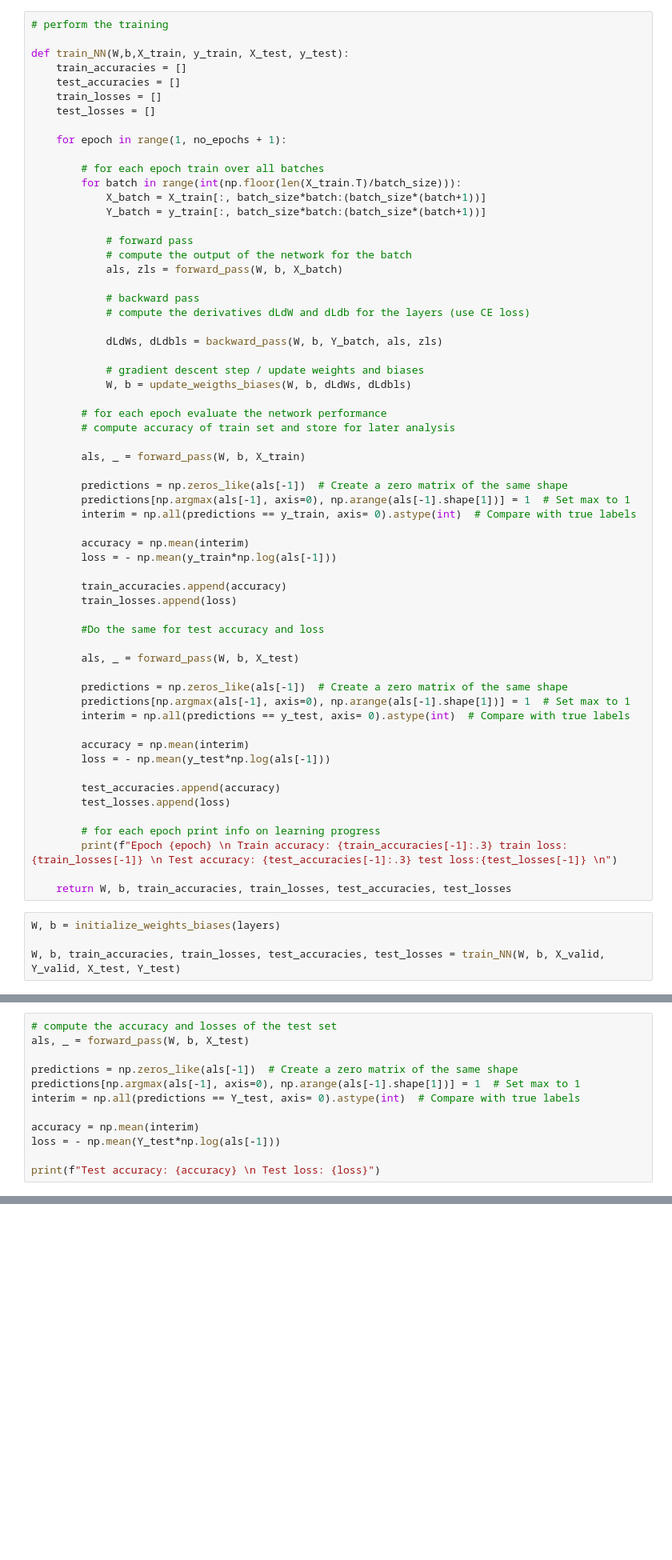
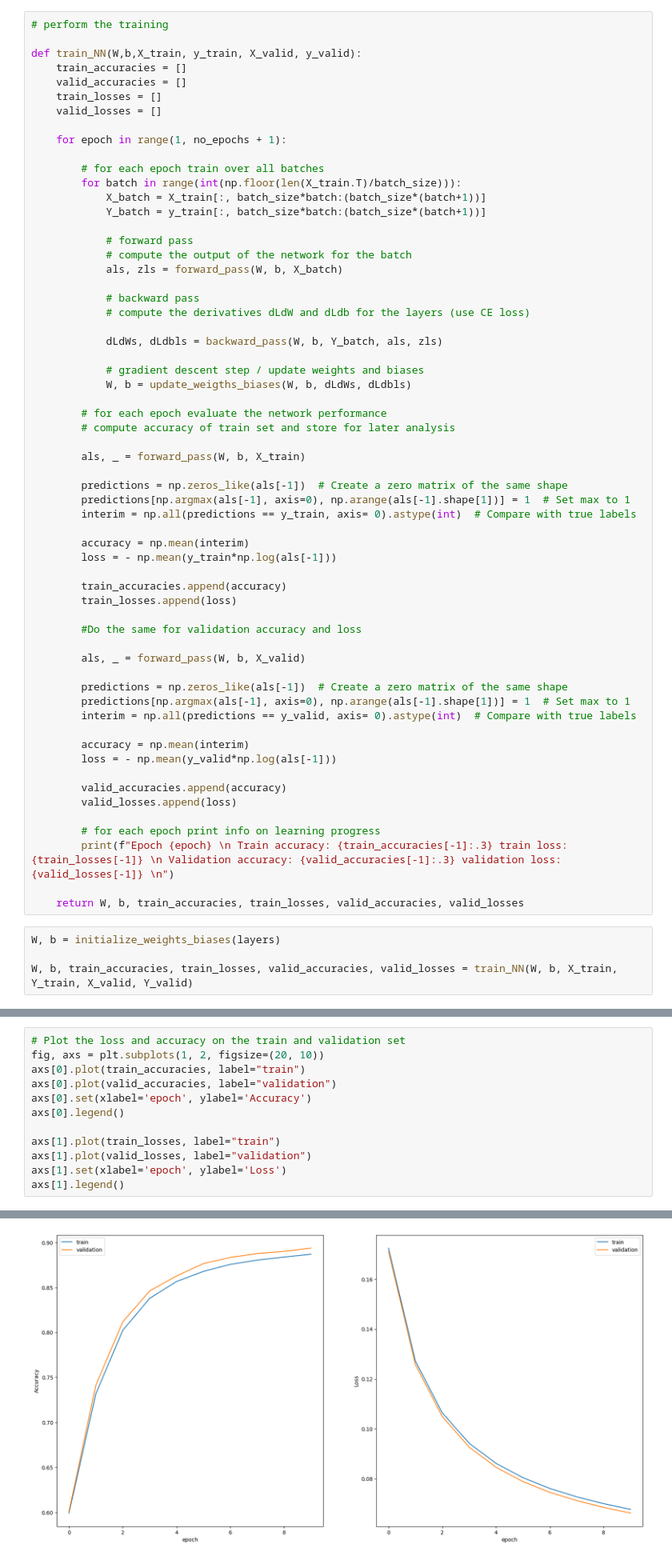
Before and after one commit to BenVigos/Machine-Learning, a Jupyter notebook: Assignment 5/neural_network_part2_student25.ipynb, the cells around one changed output, grey strips where cells are left out. Shown at 80% size. Drawn from its saved outputs; the diff is of its cells as text; blank space fills up the shorter version.

```diff
--- a/Assignment 5/neural_network_part2_student25.ipynb
+++ b/Assignment 5/neural_network_part2_student25.ipynb
@@ -251,11 +251,11 @@ def update_weigths_biases(W, b, dLdWs, dLdbls):
 # %%
 # perform the training
 
-def train_NN(W,b,X_train, y_train, X_test, y_test):
+def train_NN(W,b,X_train, y_train, X_valid, y_valid):
     train_accuracies = []
-    test_accuracies = []
+    valid_accuracies = []
     train_losses = []
-    test_losses = []
+    valid_losses = []
 
     for epoch in range(1, no_epochs + 1):
 
@@ -291,27 +291,27 @@ def train_NN(W,b,X_train, y_train, X_test, y_test):
         train_accuracies.append(accuracy)
         train_losses.append(loss)
 
-        #Do the same for test accuracy and loss
+        #Do the same for validation accuracy and loss
 
-        als, _ = forward_pass(W, b, X_test)
+        als, _ = forward_pass(W, b, X_valid)
 
         predictions = np.zeros_like(als[-1])  # Create a zero matrix of the same shape
         predictions[np.argmax(als[-1], axis=0), np.arange(als[-1].shape[1])] = 1  # Set max to 1
-        interim = np.all(predictions == y_test, axis= 0).astype(int)  # Compare with true labels
+        interim = np.all(predictions == y_valid, axis= 0).astype(int)  # Compare with true labels
 
         accuracy = np.mean(interim)
-        loss = - np.mean(y_test*np.log(als[-1]))
+        loss = - np.mean(y_valid*np.log(als[-1]))
 
-        test_accuracies.append(accuracy)
-        test_losses.append(loss)
+        valid_accuracies.append(accuracy)
+        valid_losses.append(loss)
 
         # for each epoch print info on learning progress
-        print(f"Epoch {epoch} \n Train accuracy: {train_accuracies[-1]:.3} train loss:{train_losses[-1]} \n Test accuracy: {test_accuracies[-1]:.3} test loss:{test_losses[-1]} \n")
+        print(f"Epoch {epoch} \n Train accuracy: {train_accuracies[-1]:.3} train loss:{train_losses[-1]} \n Validation accuracy: {valid_accuracies[-1]:.3} validation loss:{valid_losses[-1]} \n")
 
-    return W, b, train_accuracies, train_losses, test_accuracies, test_losses
+    return W, b, train_accuracies, train_losses, valid_accuracies, valid_losses
 # %%
 W, b = initialize_weights_biases(layers)
 
-W, b, train_accuracies, train_losses, test_accuracies, test_losses = train_NN(W, b, X_valid, Y_valid, X_test, Y_test)
+W, b, train_accuracies, train_losses, valid_accuracies, valid_losses = train_NN(W, b, X_train, Y_train, X_valid, Y_valid)
 # %% [output]
 Epoch 1
@@ -335,15 +335,15 @@ Epoch 100
 ## 6. Analyze the result
 Make a plot of the training and validation loss and training and validation accuracy as function of the epoch.
 # %%
-# compute the accuracy and losses of the test set
-als, _ = forward_pass(W, b, X_test)
+# Plot the loss and accuracy on the train and validation set
+fig, axs = plt.subplots(1, 2, figsize=(20, 10))
+axs[0].plot(train_accuracies, label="train")
+axs[0].plot(valid_accuracies, label="validation")
+axs[0].set(xlabel='epoch', ylabel='Accuracy')
+axs[0].legend()
 
-predictions = np.zeros_like(als[-1])  # Create a zero matrix of the same shape
-predictions[np.argmax(als[-1], axis=0), np.arange(als[-1].shape[1])] = 1  # Set max to 1
-interim = np.all(predictions == Y_test, axis= 0).astype(int)  # Compare with true labels
-
-accuracy = np.mean(interim)
-loss = - np.mean(Y_test*np.log(als[-1]))
-
-print(f"Test accuracy: {accuracy} \n Test loss: {loss}")
+axs[1].plot(train_losses, label="train")
+axs[1].plot(valid_losses, label="validation")
+axs[1].set(xlabel='epoch', ylabel='Loss')
+axs[1].legend()
 # %% [output]
@@ -352 +351,2 @@ Test accuracy: 0.8770245950809838
+[figure, added]
 # %%
```
Also changed, not shown: parts of 4 cells of this notebook.
